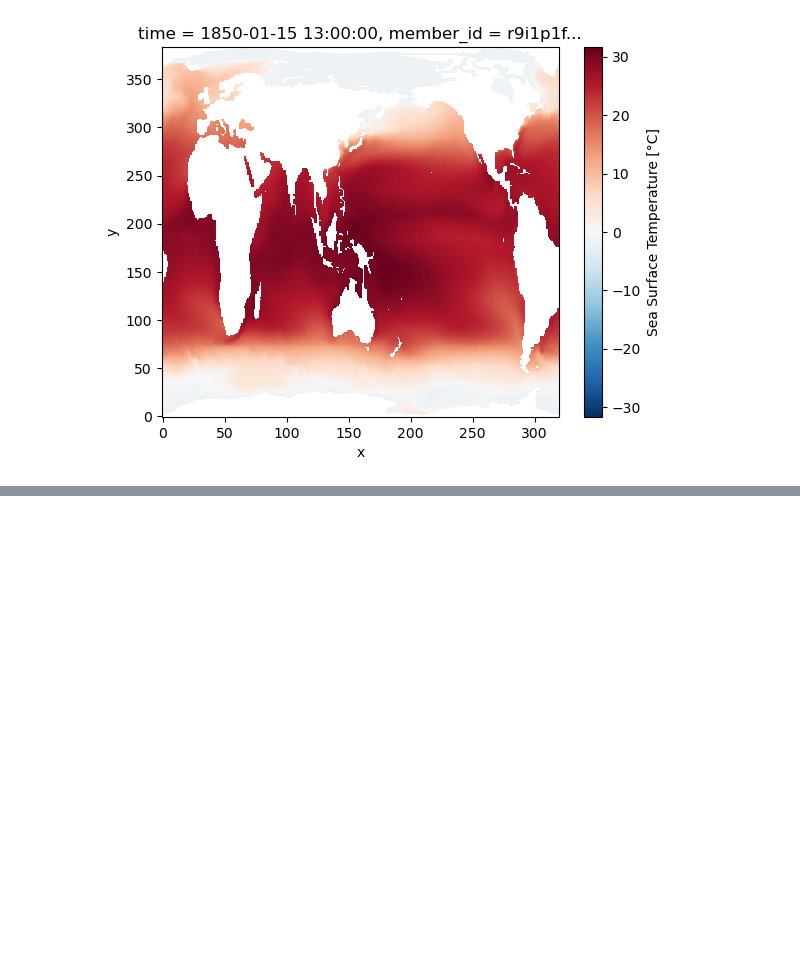
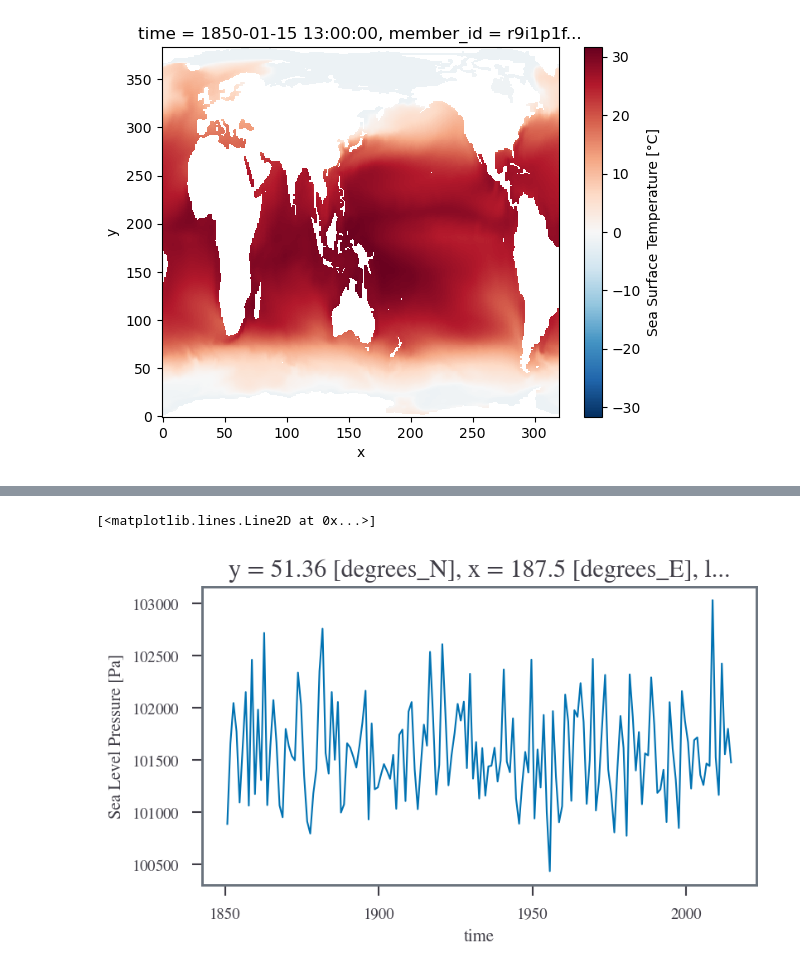
Before and after one commit to sdat2/PotentialHeight, a Jupyter notebook: ipynb/04-09-cmip6.ipynb, the cells around one changed output, grey strips where cells are left out. Cells and saved outputs as stored; diff of their text form; code cells hidden in the pictures; blank space fills up the shorter version.

```diff
--- a/ipynb/04-09-cmip6.ipynb
+++ b/ipynb/04-09-cmip6.ipynb
@@ -60,0 +73,7 @@ ds["tos"].isel(time=0)
+# %%
+import os
+main_folder = "/mnt/lustre/a2fs-work1/work/n01/n01/sithom/adcirc-swan/tcpips"
+data_folder = os.path.join(main_folder, "data", "cmip6")
+file = "atmos_historical_CMIP.NCAR.CESM2.historical.Amon.gn_r1i1p1f1.nc"
+file_path = os.path.join(data_folder, file)
+atmos_ds = xr.open_dataset(file_path)
@@ -60,0 +100,5 @@ ds["tos"].isel(time=0)
+# %%
+atmos_ds["psl"].isel(x=150, y=150).sel(time=atmos_ds.time.dt.month.isin([8])).plot()
+# %% [output]
+[<matplotlib.lines.Line2D at 0x...>]
+[figure, added]
```
Also changed, not shown: parts of 6 cells of this notebook, 1 other file.
